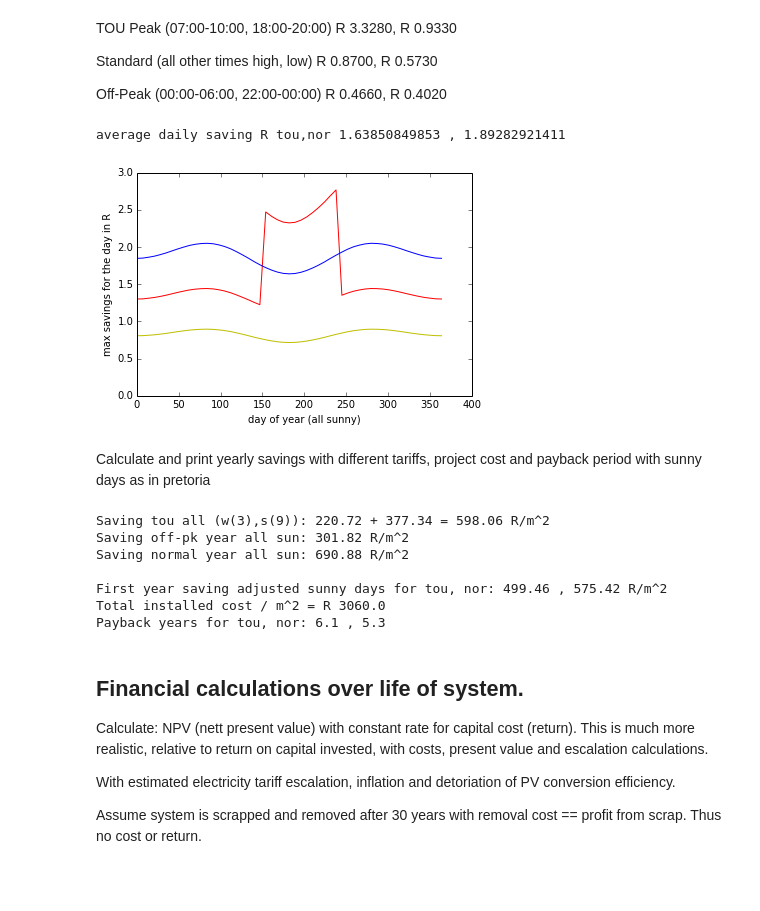
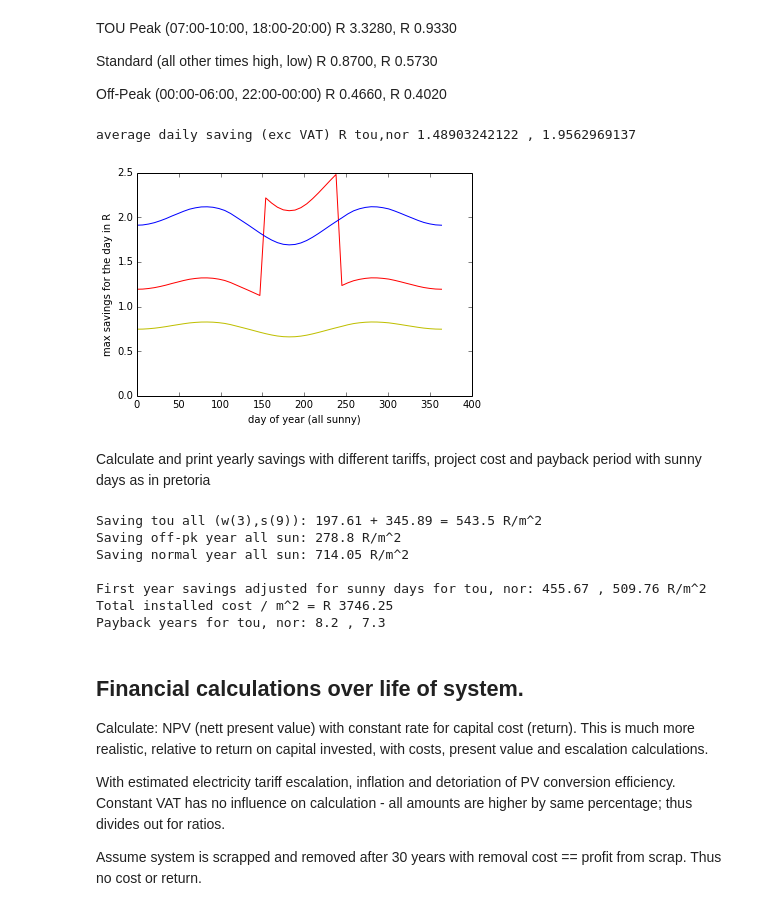
Before and after one commit to eswedwin/DiySolar, a Jupyter notebook: python(pyzo)/PV_tou.ipynb, the cells around one changed output. Drawn from its saved outputs; the diff is of its cells as text; code cells hidden in the pictures; blank space fills up the shorter version.

Commit message:
Update to TOU calc for tesla powerwall, general info
Tesla powerwall announced - changes whole calculation - optimisation on
supply and load shifting now possible with guaranteed shortterm return.

```diff
--- a/python(pyzo)/PV_tou.ipynb
+++ b/python(pyzo)/PV_tou.ipynb
@@ -120,8 +122,8 @@ For Pretoria lat_deg = -25.8 ==> opt inclination (norm) = 52, panel tilted 38 de
 TILT_NS_deg = 32.0                 # for same peak day-energy at soltices and 17% more at equinoxes
 TILT_EW_deg = 00.0                 # for more energy during peak for TOU
 AXI = 0                            # change to 1 for e-w rotation, and 2 for addition n-s rot
-MODULE_eff = 0.17                  # converts upto 17% of incedent light into electricity @ 25oC
-TEMP_grad = 0.004                  # derate performance for each degree above 45oC
+MODULE_eff = 0.185                  # converts upto 18.5% of incedent light into electricity @ 40oC
+TEMP_grad = 0.004                  # derate performance for each degree above 40 - 45oC
 DAYS_SIZE = 52                     # 4.36 samples / month
 INSOLATION = 2000                  # kWh/m^2 as measured over 10 years here and averaged
 
@@ -141,7 +143,7 @@ pepend_sun_power_kw = pepend_sun_power_kw * MODULE_eff  # max power from panel i
 norm_panel_power_kw = pepend_sun_power_kw * NSV[:, :, 2]   # norm_pepend_area = z
 #print(AM[NOON], pepend_sun_power_kw[NOON])
 
-if (1):
+if (0):
     scale = INTERVAL_hours * 365 / size(days)
     panel_energy = np.sum(norm_panel_power_kw) * scale
     print(np.sum(pepend_sun_power_kw) * scale, '-',\
@@ -238,57 +236,63 @@ Standard (all other times high, low) R 0.8700, R 0.5730
 
 Off-Peak (00:00-06:00, 22:00-00:00) R 0.4660, R 0.4020
 # %%
+INVERTER_EFFICIENCY = 0.95      # 95%
+VAT = 0.14                      # 14%
+# tariffs excl VAT @ 14% - for small business
 WINTER_TARIFF = WINTER_TARIFF_11KV_2014 = [3.328, 0.870, 0.466]   # 11KV (2014) no peak on saturdays
 SUMMER_TARIFF = SUMMER_TARIFF_11KV_2014 = [0.933, 0.573, 0.402]   # 11KV (2014) only offpeak on sundays
 NORMAL_TARIFF_home_2014 = 1.4723                  # home (2014) max marginal cost / kWh at all times
-INCREASE_2015 = 1.000 + 0.127                     # 12.7% announced 3 oct 2014
+INCREASE_2015 = 1.000 + 0.127                     # 12.7% announced 3 oct 2014 = 8% minimum + 4.7% special
+
+line_power_kw = transm_panel_power_kw * INVERTER_EFFICIENCY
 
 for i in range(3):
-    WINTER_TARIFF[i] = WINTER_TARIFF_11KV_2014[i] * 1.60  # home 60% more expensive than 11KV energy
-    SUMMER_TARIFF[i] = SUMMER_TARIFF_11KV_2014[i] * 1.60  # 11KV includes KVA charge @ R119.00/kVA
+    WINTER_TARIFF[i] = WINTER_TARIFF_11KV_2014[i] * 1.3 * 1.1  # 11KV includes KVA charge (30%) @ R119.00/kVA
+    SUMMER_TARIFF[i] = SUMMER_TARIFF_11KV_2014[i] * 1.3 * 1.1  # Add 10% distr ==> home 43% more expensive
     WINTER_TARIFF[i] *= INCREASE_2015
     SUMMER_TARIFF[i] *= INCREASE_2015
-NORMAL_TARIFF = NORMAL_TARIFF_home_2014 * INCREASE_2015   # 8% minimum + 4.7% special increase
+NORMAL_TARIFF = NORMAL_TARIFF_home_2014 * INCREASE_2015
 
 tariff_w_r_kwh = calc_tou_tariff_vec(hours, WINTER_TARIFF)
 tariff_s_r_kwh = calc_tou_tariff_vec(hours, SUMMER_TARIFF)
 tariff_o_r_kwh = SUMMER_TARIFF[2] * (hours < 10)       # offpeak tariff all hours = sundays
 tariff_n_r_kwh = NORMAL_TARIFF * (hours < 10)          # max for more than 650kwh usage a month
 
 scale_day = INTERVAL_hours                             # back to hours
 w_sta = DAYS_SIZE // 2 - DAYS_SIZE // 12               # mid year - one month
 w_per = DAYS_SIZE // 4                                 # 3 months
 # savings for the all calculated days when multiplied with scale for hours
-saving_d_t = zeros(transm_panel_power_kw.shape[0], dtype = float)
-saving_d_t[w_sta:w_sta+w_per] = np.inner(transm_panel_power_kw[w_sta:w_sta+w_per], tariff_w_r_kwh)
-saving_d_t[:w_sta] = np.inner(transm_panel_power_kw[:w_sta], tariff_s_r_kwh)
-saving_d_t[w_sta+w_per:] = np.inner(transm_panel_power_kw[w_sta+w_per:], tariff_s_r_kwh)
+saving_d_t = zeros(line_power_kw.shape[0], dtype = float)
+saving_d_t[w_sta:w_sta+w_per] = np.inner(line_power_kw[w_sta:w_sta+w_per], tariff_w_r_kwh)
+saving_d_t[:w_sta] = np.inner(line_power_kw[:w_sta], tariff_s_r_kwh)
+saving_d_t[w_sta+w_per:] = np.inner(line_power_kw[w_sta+w_per:], tariff_s_r_kwh)
 saving_d_t *= scale_day
 
-saving_d_o = np.inner(transm_panel_power_kw, tariff_o_r_kwh) * scale_day
-saving_d_n = np.inner(transm_panel_power_kw, tariff_n_r_kwh) * scale_day
+saving_d_o = np.inner(line_power_kw, tariff_o_r_kwh) * scale_day
+saving_d_n = np.inner(line_power_kw, tariff_n_r_kwh) * scale_day
 
 if (1):
-    print('average daily saving R tou,nor', np.average(saving_d_t), ',', np.average(saving_d_n))
+    print('average daily saving (exc VAT) R tou,nor', np.average(saving_d_t), ',', np.average(saving_d_n))
     plot(days + 10, saving_d_t, '-r')
     plot(days + 10, saving_d_o, '-y')
     plot(days + 10, saving_d_n, '-b')
     xlabel('day of year (all sunny)')
     ylabel('max savings for the day in R')
     ylim(0,)
     show()
 # %% [output]
-average daily saving R tou,nor 1.63850849853 , 1.89282921411
+average daily saving (exc VAT) R tou,nor 1.48903242122 , 1.9562969137
-[figure, old version]
+[figure, new version]
 # %% [markdown]
 Calculate and print yearly savings with different tariffs, project cost and payback period with sunny days as in pretoria
 # %%
 YEAR_DAYS = 365
+WEEK_DAYS = 7
 WINTER_DAYS = 92                        # june, july & august, all sun subtract weekends and holidays
 YEAR_SUNNY_DAYS = 304                   # 61 summer days completely cloudy with no power (not true)
 
-PANEL_COST = 12.00                      # / Wp = $1.10 * R10.70 / Wp - small scale (large * 0.75 to 0.50)
-BOS = 6.00                              # / Wp balance of system for diy
+PANEL_COST_Wp = 13.50                   # / Wp = $1.10 * R12.20 / Wp - small scale (large * 0.75 to 0.50)
+BOS = PANEL_COST_Wp * (1/3 + 1/6)       # / Wp balance of system for diy (inv = 1/3, racks = 1/6)
 
 # total savings for the all days in range when multiplied with scale for the other days
 scale_year = YEAR_DAYS / size(days)                     # back to all days in year
@@ -296,38 +300,40 @@ saving_w = (np.sum(saving_d_t[w_sta:w_sta+w_per]) * scale_year).round(2) # split
 saving_s = (np.sum(saving_d_t) * scale_year).round(2) - saving_w  # cloudy days only in summer
 saving_o = (np.sum(saving_d_o) * scale_year).round(2)
 saving_n = (np.sum(saving_d_n) * scale_year).round(2)   # all sun
-# assume 64(w) + 136(s) = 200 sunny work days, rest weekend or offpeak/cloudy
+
+# assume 64(w) + 136(s) = 200 sunny work days = 304 - 52*2, rest weekend or 61 offpeak/cloudy
 adjusted_tou =  (saving_w * 64 / WINTER_DAYS \
                + saving_s * 136 / (YEAR_DAYS - WINTER_DAYS) \
                + saving_o * 165 / YEAR_DAYS \
                + saving_o * 52 / 2 / YEAR_DAYS).round(2) # add some sunny saturdays = standard tariff
 
-adjusted_nor = (saving_n * YEAR_SUNNY_DAYS / YEAR_DAYS).round(2) # with usage > generated on weekends
-                                                                 # other 61 days = 0
-total_cost = (PANEL_COST + BOS) * MODULE_eff * 1000
+adjusted_nor = (saving_n * YEAR_SUNNY_DAYS / YEAR_DAYS * 6 / WEEK_DAYS).round(2)
+                                                                # with usage>generated on saturdays
+                                                                # other 61 days & sundays = 0
+total_cost = (PANEL_COST_Wp + BOS) * MODULE_eff * 1000          # test condition 1000W/m**2, Am1.5 for Wp
 
 print ('Saving tou all (w(3),s(9)):', saving_w, '+', saving_s, '=', saving_w + saving_s, 'R/m^2')
 print ('Saving off-pk year all sun:', saving_o, 'R/m^2')
 print ('Saving normal year all sun:', saving_n, 'R/m^2\n')
-print ('First year saving adjusted sunny days for tou, nor:', adjusted_tou, ',', adjusted_nor, 'R/m^2')
-print ('Total installed cost / m^2 = R', total_cost)
+print ('First year savings adjusted for sunny days for tou, nor:', adjusted_tou, ',', adjusted_nor, 'R/m^2')
+print ('Total installed cost / m^2 = R', round(total_cost,2))
 print ('Payback years for tou, nor:',  (total_cost / adjusted_tou).round(1), ',', \
                                        (total_cost / adjusted_nor).round(1))
 # %% [output]
-Saving tou all (w(3),s(9)): 220.72 + 377.34 = 598.06 R/m^2
-Saving off-pk year all sun: 301.82 R/m^2
-Saving normal year all sun: 690.88 R/m^2
+Saving tou all (w(3),s(9)): 197.61 + 345.89 = 543.5 R/m^2
+Saving off-pk year all sun: 278.8 R/m^2
+Saving normal year all sun: 714.05 R/m^2
 
-First year saving adjusted sunny days for tou, nor: 499.46 , 575.42 R/m^2
-Total installed cost / m^2 = R 3060.0
-Payback years for tou, nor: 6.1 , 5.3
+First year savings adjusted for sunny days for tou, nor: 455.67 , 509.76 R/m^2
+Total installed cost / m^2 = R 3746.25
+Payback years for tou, nor: 8.2 , 7.3
 # %% [markdown]
 Financial calculations over life of system.
 -------------------------------------------
 Calculate:
 NPV (nett present value) with constant rate for capital cost (return).  This is much more realistic, relative to return on capital invested, with costs, present value and escalation calculations.
 
-With estimated electricity tariff escalation, inflation and detoriation of PV conversion efficiency.
+With estimated electricity tariff escalation, inflation and detoriation of PV conversion efficiency. Constant VAT has no influence on calculation - all amounts are higher by same percentage; thus divides out for ratios.
 
 Assume system is scrapped and removed after 30 years with removal cost == profit from scrap. Thus no cost or return.
 # %%
```
Also changed, not shown: parts of 8 cells of this notebook, 3 other files.
